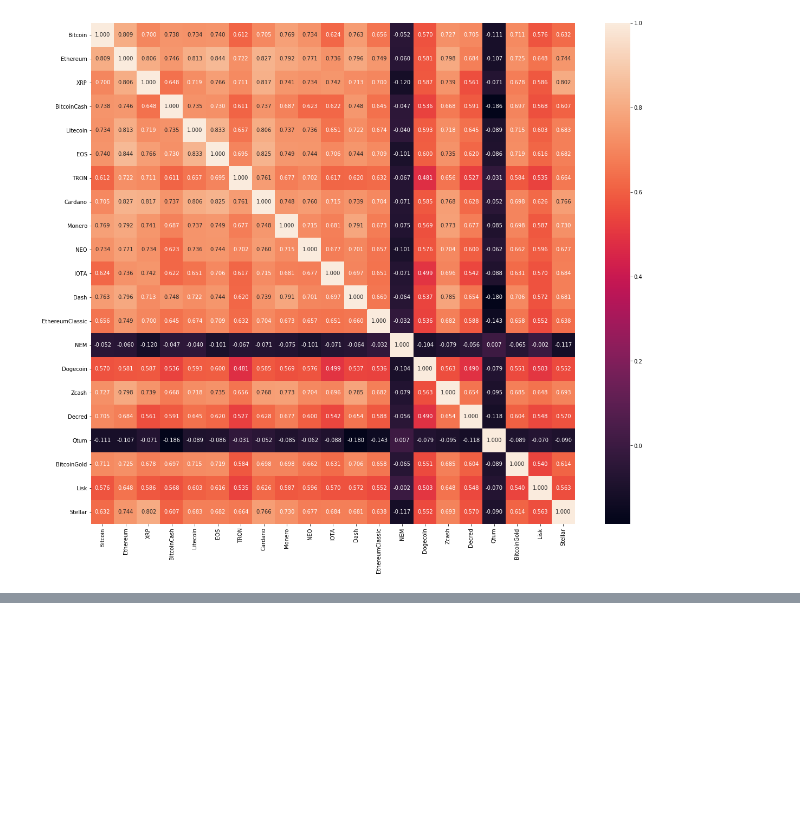
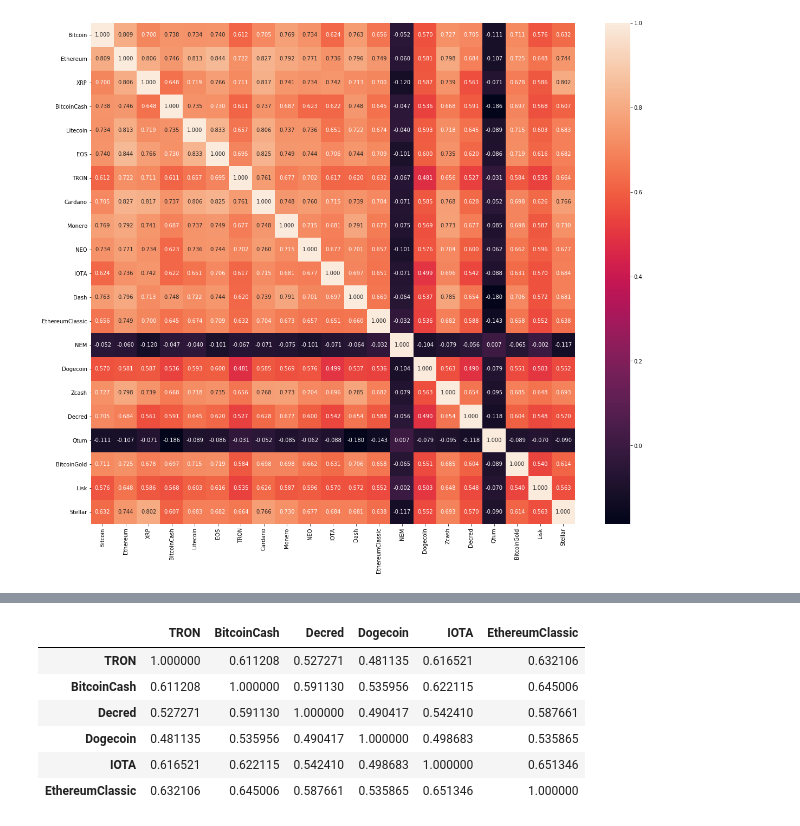
Before and after one commit to OracyC/cryptocurrencies-portfolio, a Jupyter notebook: cryptocurrency_analysis.ipynb, the cells around one changed output, grey strips where cells are left out. Saved outputs shown, nothing was run; the diff lists cells and outputs as text; code cells hidden in the pictures; blank space fills up the shorter version.

```diff
--- a/cryptocurrency_analysis.ipynb
+++ b/cryptocurrency_analysis.ipynb
@@ -69,3 +77,14 @@ correlation.describe()
+# %%
+correlation_new = data_new.corr()
+correlation_new
+# %% [output]
+|  | TRON | BitcoinCash | Decred | Dogecoin | IOTA | EthereumClassic |
+| TRON | 1.000000 | 0.611208 | 0.527271 | 0.481135 | 0.616521 | 0.632106 |
+| BitcoinCash | 0.611208 | 1.000000 | 0.591130 | 0.535956 | 0.622115 | 0.645006 |
+| Decred | 0.527271 | 0.591130 | 1.000000 | 0.490417 | 0.542410 | 0.587661 |
+| Dogecoin | 0.481135 | 0.535956 | 0.490417 | 1.000000 | 0.498683 | 0.535865 |
+| IOTA | 0.616521 | 0.622115 | 0.542410 | 0.498683 | 1.000000 | 0.651346 |
+| EthereumClassic | 0.632106 | 0.645006 | 0.587661 | 0.535865 | 0.651346 | 1.000000 |
 # %%
 correlation.to_csv('correlation.csv', index=False)
 from google.colab import files
```
Also changed, not shown: parts of 3 cells of this notebook.
